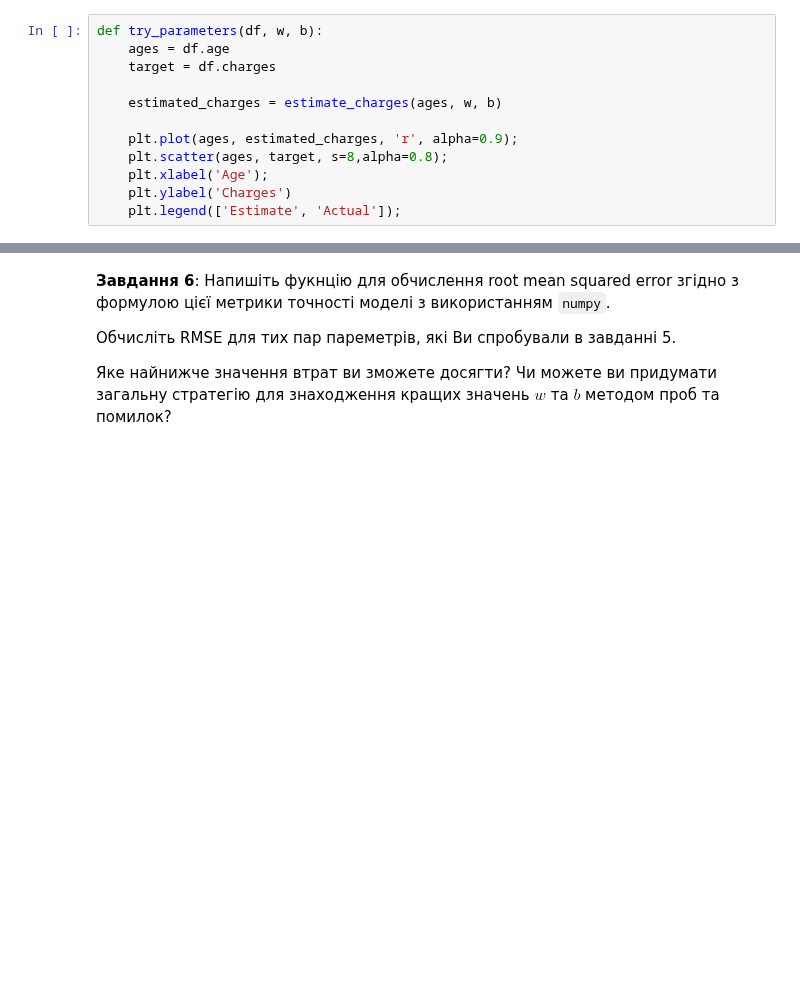
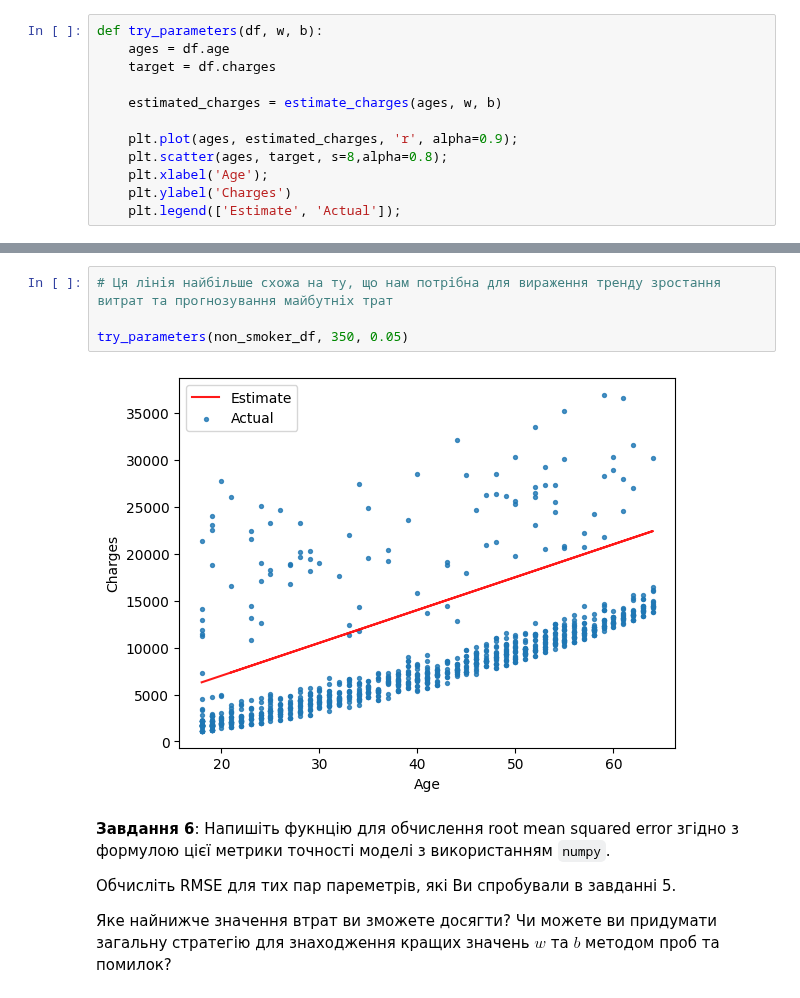
Before and after one commit to o-semenkova/ml_home_tasks, a Jupyter notebook: HW_2_1_Аналіз_ознак_для_побудови_лінійної_регресії.ipynb, the cells around one changed output, grey strips where cells are left out. Cells and saved outputs as stored; diff of their text form; blank space fills up the shorter version.

```diff
--- a/HW_2_1_Аналіз_ознак_для_побудови_лінійної_регресії.ipynb
+++ b/HW_2_1_Аналіз_ознак_для_побудови_лінійної_регресії.ipynb
@@ -46,3 +248,9 @@ def try_parameters(df, w, b):
+# %%
+# Ця лiнiя найбiльше схожа на ту, що нам потрiбна для вираження тренду зростання витрат та прогнозування майбутнiх трат
+
+try_parameters(non_smoker_df, 350, 0.05)
+# %% [output]
+[figure, added]
 # %% [markdown]
 **Завдання 6**: Напишіть фукнцію для обчислення root mean squared error згідно з формулою цієї метрики точності моделі з використанням `numpy`.
 
```
Also changed, not shown: parts of 23 cells of this notebook.
